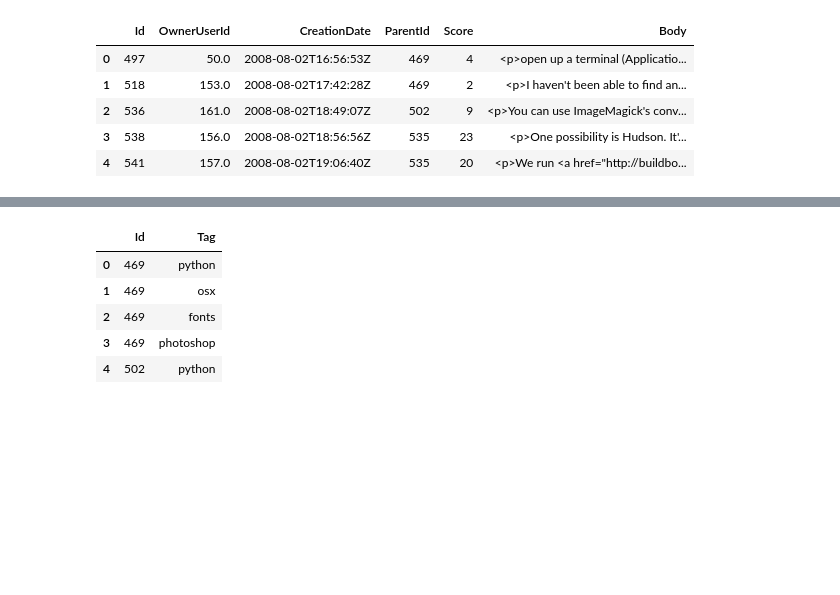
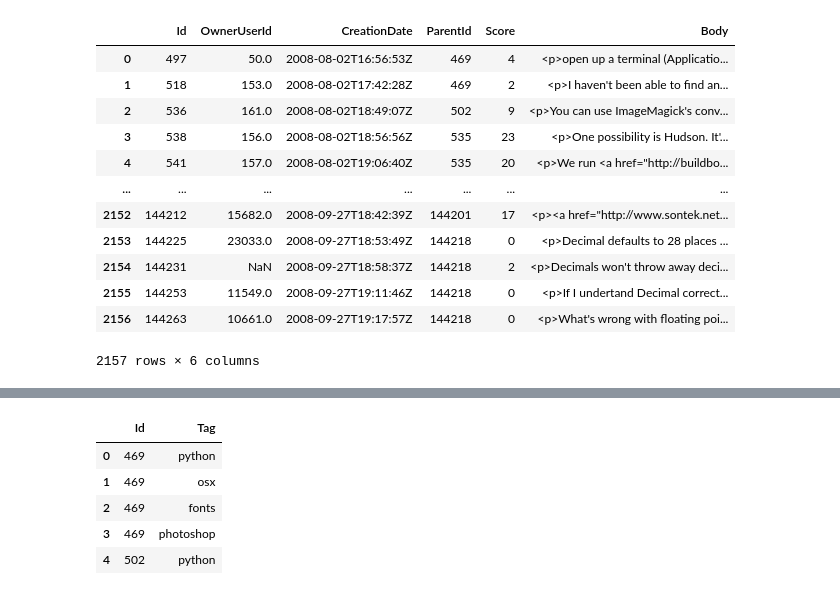
Before and after one commit to minerva-b/ETL-challenge, a Jupyter notebook: etl.ipynb, the cells around one changed output, grey strips where cells are left out. Drawn from its saved outputs; the diff is of its cells as text; code cells hidden in the pictures; blank space fills up the shorter version.

```diff
--- a/etl.ipynb
+++ b/etl.ipynb
@@ -17,15 +18,22 @@ so_pandas_df.head()
 # %%
 # Python Answers CSV
 csv_file ='data/Answers_small1.csv'
 so_python_answers_df = pd.read_csv(csv_file, encoding='utf-8')
-so_python_answers_df.head()
+so_python_answers_df
 # %% [output]
 |  | Id | OwnerUserId | CreationDate | ParentId | Score | Body |
 | 0 | 497 | 50.0 | 2008-08-02T16:56:53Z | 469 | 4 | <p>open up a terminal (Applicatio... |
 | 1 | 518 | 153.0 | 2008-08-02T17:42:28Z | 469 | 2 | <p>I haven't been able to find an... |
 | 2 | 536 | 161.0 | 2008-08-02T18:49:07Z | 502 | 9 | <p>You can use ImageMagick's conv... |
 | 3 | 538 | 156.0 | 2008-08-02T18:56:56Z | 535 | 23 | <p>One possibility is Hudson. It'... |
 | 4 | 541 | 157.0 | 2008-08-02T19:06:40Z | 535 | 20 | <p>We run <a href="http://buildbo... |
+| ... | ... | ... | ... | ... | ... | ... |
+| 2152 | 144212 | 15682.0 | 2008-09-27T18:42:39Z | 144201 | 17 | <p><a href="http://www.sontek.net... |
+| 2153 | 144225 | 23033.0 | 2008-09-27T18:53:49Z | 144218 | 0 | <p>Decimal defaults to 28 places ... |
+| 2154 | 144231 | NaN | 2008-09-27T18:58:37Z | 144218 | 2 | <p>Decimals won't throw away deci... |
+| 2155 | 144253 | 11549.0 | 2008-09-27T19:11:46Z | 144218 | 0 | <p>If I undertand Decimal correct... |
+| 2156 | 144263 | 10661.0 | 2008-09-27T19:17:57Z | 144218 | 0 | <p>What's wrong with floating poi... |
+2157 rows × 6 columns
 # %%
 # Python Questions CSV
 csv_file ='data/Questions_small.csv'
```
Also changed, not shown: parts of 8 cells of this notebook, 1 other file.
